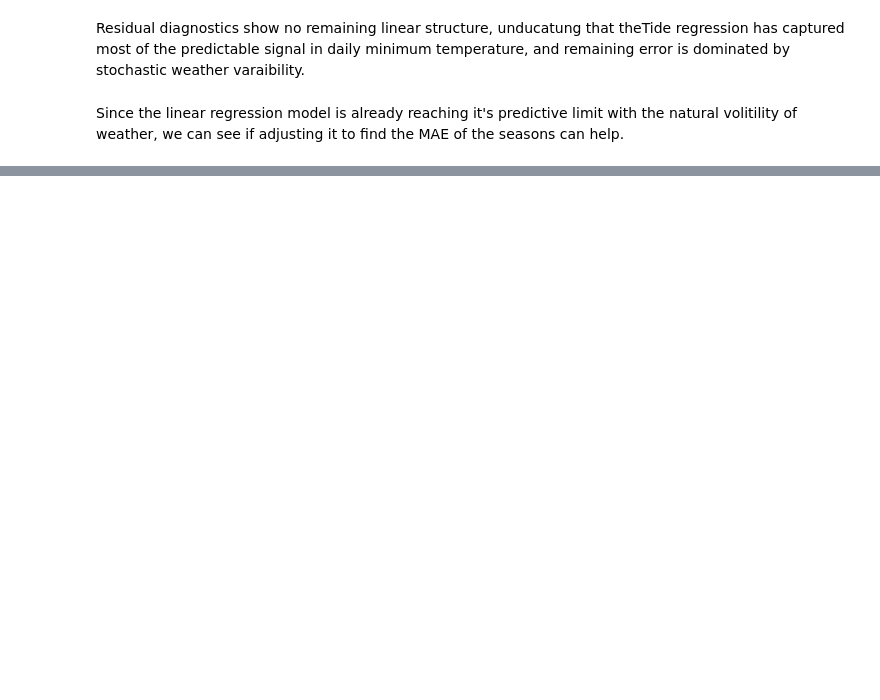
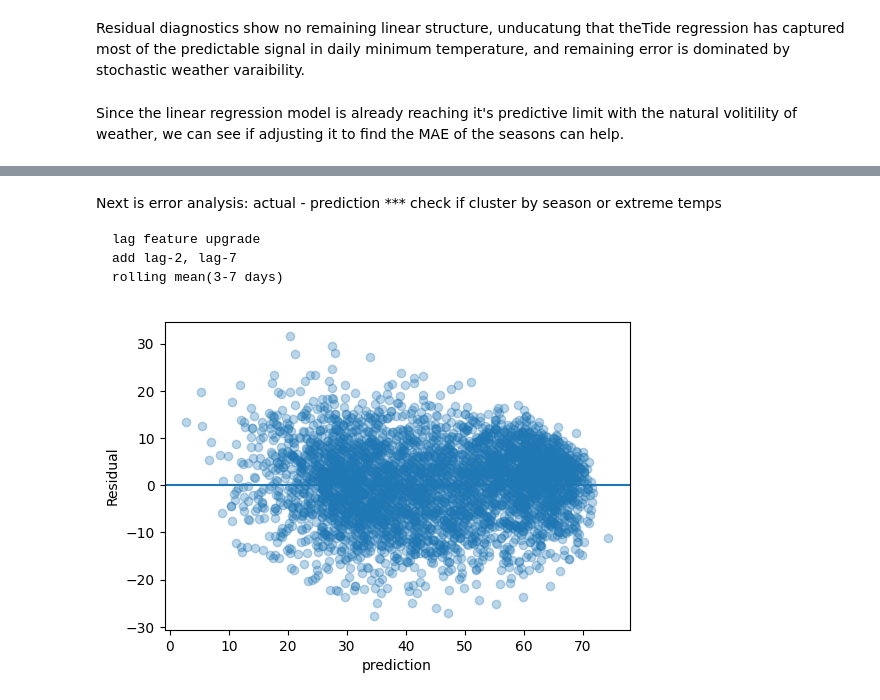
Before and after one commit to TimHuhYen/temp-timeseries-ml, a Jupyter notebook: notebooks/explore.ipynb, the cells around one changed output, grey strips where cells are left out. Saved outputs shown, nothing was run; the diff lists cells and outputs as text; code cells hidden in the pictures; blank space fills up the shorter version.

```diff
--- a/notebooks/explore.ipynb
+++ b/notebooks/explore.ipynb
@@ -359,0 +368,21 @@ pd.DataFrame(season_mae_compare)
+# %% [markdown]
+Next is error analysis:
+    actual - prediction
+    *** check if cluster by season or extreme temps
+
+    lag feature upgrade
+    add lag-2, lag-7
+    rolling mean(3-7 days)
+# %%
+# Checking residuals (actual - prediction)
+
+residuals = y_test - pred
+
+plt.figure(figsize=(6,4))
+plt.scatter(pred, residuals, alpha=0.3)
+plt.axhline(0)
+plt.xlabel("prediction")
+plt.ylabel("Residual")
+plt.show()
+# %% [output]
+[figure, added]
```
Also changed, not shown: parts of 13 cells of this notebook.
